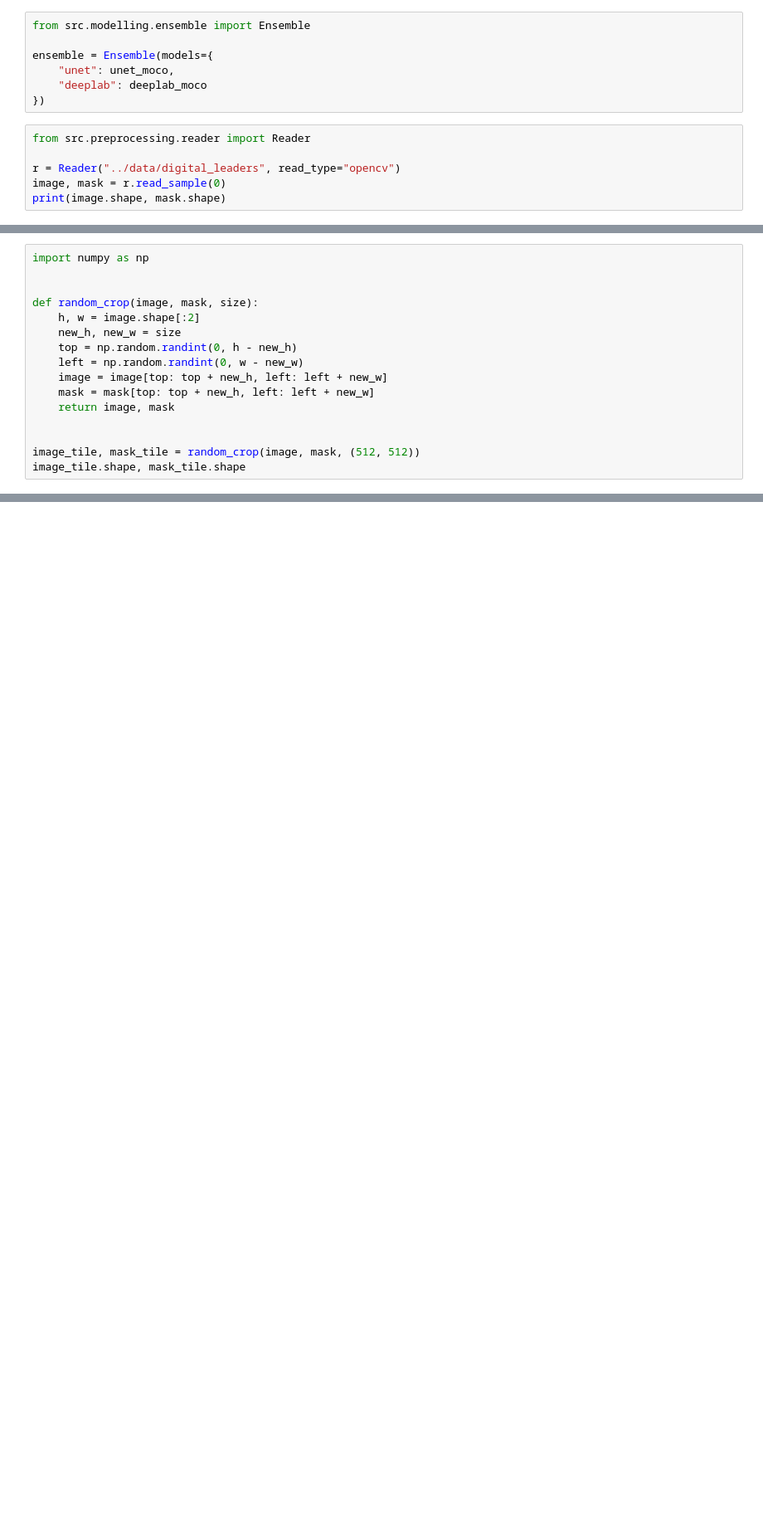
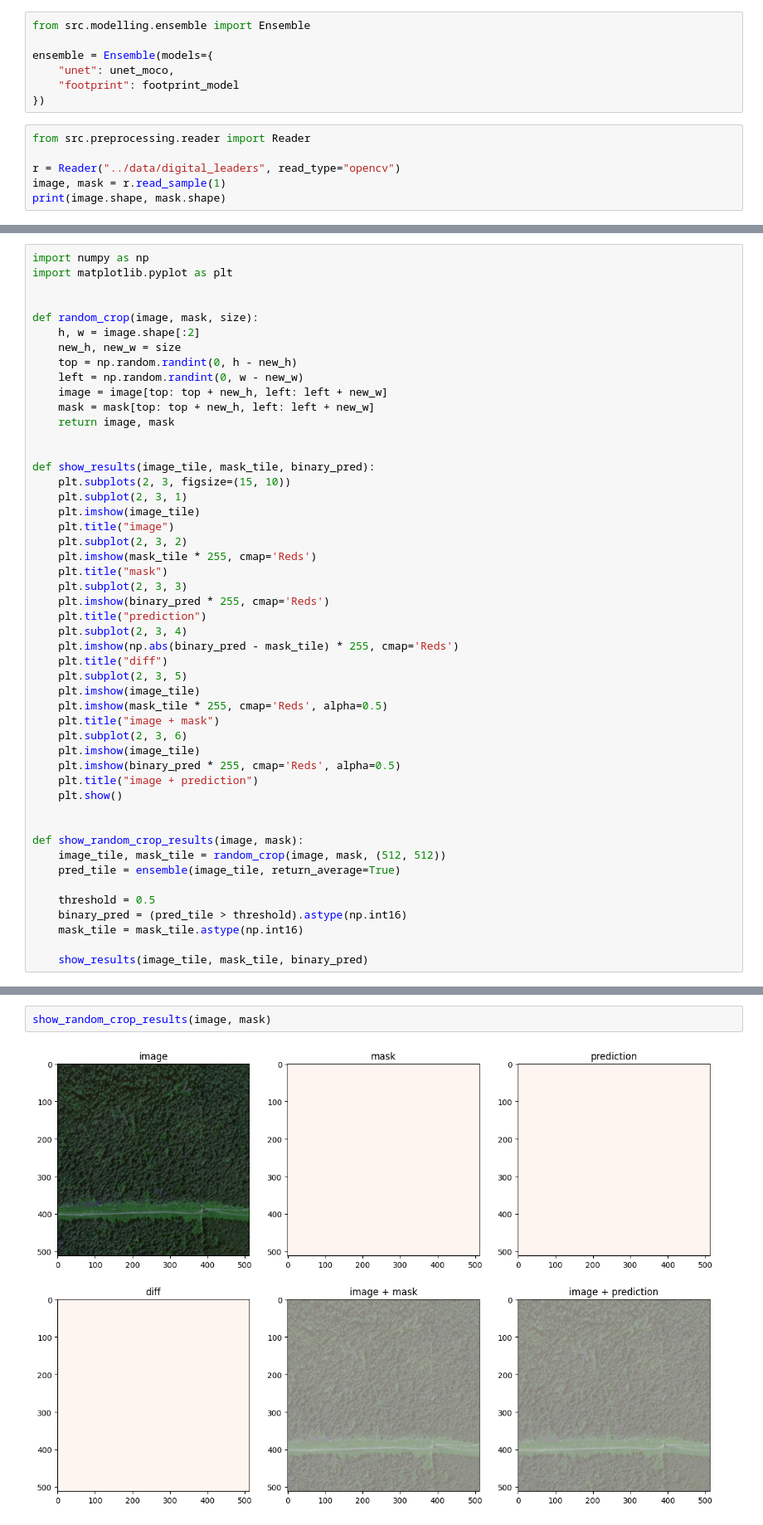
Before and after one commit to Lednik7/skoltech-Infrastructure, a Jupyter notebook: notebooks/ensemble_test.ipynb, the cells around one changed output, grey strips where cells are left out. Shown: that part at 83% size. Saved outputs shown, nothing was run; the diff lists cells and outputs as text; blank space fills up the shorter version.

```diff
--- a/notebooks/ensemble_test.ipynb
+++ b/notebooks/ensemble_test.ipynb
@@ -11,12 +11,12 @@ from src.modelling.ensemble import Ensemble
 
 ensemble = Ensemble(models={
     "unet": unet_moco,
-    "deeplab": deeplab_moco
+    "footprint": footprint_model
 })
 # %%
 from src.preprocessing.reader import Reader
 
 r = Reader("../data/digital_leaders", read_type="opencv")
-image, mask = r.read_sample(0)
+image, mask = r.read_sample(1)
 print(image.shape, mask.shape)
 # %% [output]
@@ -24,5 +24,6 @@ print(image.shape, mask.shape)
 # %%
 import numpy as np
+import matplotlib.pyplot as plt
 
 
 def random_crop(image, mask, size):
@@ -35,5 +36,37 @@ def random_crop(image, mask, size):
     return image, mask
 
 
-image_tile, mask_tile = random_crop(image, mask, (512, 512))
-image_tile.shape, mask_tile.shape
+def show_results(image_tile, mask_tile, binary_pred):
+    plt.subplots(2, 3, figsize=(15, 10))
+    plt.subplot(2, 3, 1)
+    plt.imshow(image_tile)
+    plt.title("image")
+    plt.subplot(2, 3, 2)
+    plt.imshow(mask_tile * 255, cmap='Reds')
+    plt.title("mask")
+    plt.subplot(2, 3, 3)
+    plt.imshow(binary_pred * 255, cmap='Reds')
+    plt.title("prediction")
+    plt.subplot(2, 3, 4)
+    plt.imshow(np.abs(binary_pred - mask_tile) * 255, cmap='Reds')
+    plt.title("diff")
+    plt.subplot(2, 3, 5)
+    plt.imshow(image_tile)
+    plt.imshow(mask_tile * 255, cmap='Reds', alpha=0.5)
+    plt.title("image + mask")
+    plt.subplot(2, 3, 6)
+    plt.imshow(image_tile)
+    plt.imshow(binary_pred * 255, cmap='Reds', alpha=0.5)
+    plt.title("image + prediction")
+    plt.show()
+
+
+def show_random_crop_results(image, mask):
+    image_tile, mask_tile = random_crop(image, mask, (512, 512))
+    pred_tile = ensemble(image_tile, return_average=True)
+
+    threshold = 0.5
+    binary_pred = (pred_tile > threshold).astype(np.int16)
+    mask_tile = mask_tile.astype(np.int16)
+
+    show_results(image_tile, mask_tile, binary_pred)
@@ -77,0 +73,4 @@ plt.show()
+# %%
+show_random_crop_results(image, mask)
+# %% [output]
+[figure, added]
```
Also changed, not shown: parts of 5 cells of this notebook, 3 other files.
